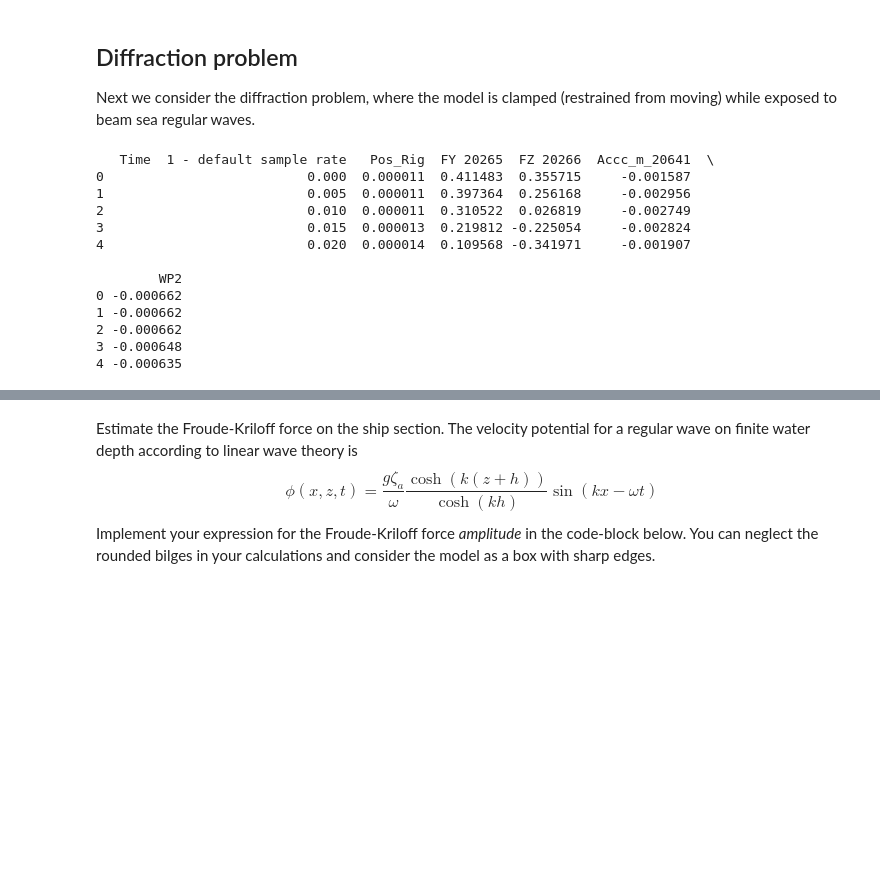
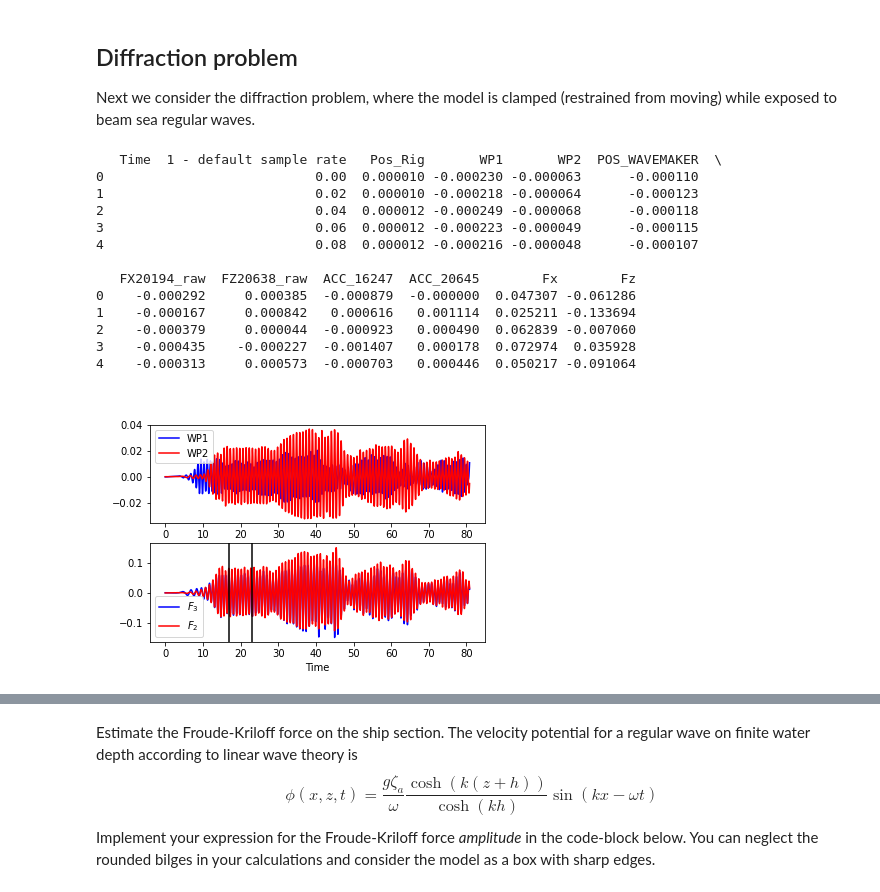
Before and after one commit to hydrodavid/tmr4247, a Jupyter notebook: lab_exercise.ipynb, the cells around one changed output, grey strips where cells are left out. Drawn from its saved outputs; the diff is of its cells as text; code cells hidden in the pictures; blank space fills up the shorter version.

```diff
--- a/lab_exercise.ipynb
+++ b/lab_exercise.ipynb
@@ -302,10 +375,13 @@ $$B_{33}=\frac{\int_0^{nT}F_3^{hd}\sin(\omega t)\mathrm{d}t}{\eta_{3a}n\pi}$$
 # %%
 import scipy.integrate as si  # We will use the trapeziodal method for numerical integration
 
+fs = 200
+idelta = int(np.round(delta/omega)*fs)
+
 # Compute added mass and damping coefficients
-A33 = si.trapz(Fhd[iups[0]:iups[-1]] * np.cos(omega*tvec + delta), x=tvec) / (omega*eta3a*nPer*np.pi)
-B33 = si.trapz(Fhd[iups[0]:iups[-1]] * np.sin(omega*tvec + delta), x=tvec) / (eta3a*nPer*np.pi)
+A33 = si.trapz(Fhd[iups[0]:iups[-1]] * np.cos(omega*tvec+delta), x=tvec) / (omega*eta3a*nPer*np.pi)
+B33 = si.trapz(Fhd[iups[0]:iups[-1]] * np.sin(omega*tvec+delta), x=tvec) / (eta3a*nPer*np.pi)
 print("omega={:.3f} rad/s, A33={:.3f} kg, B33={:.3f} kg/s".format(omega, A33, B33))
 print("omega_hat={:.3f} [-], Ca33={:.3f} [-], Cb33={:.3f} [-]".format(omega*np.sqrt(B/(2*g)), A33/M, B33/M*np.sqrt(B/(2*g))))
-print("omega*delta t: {}".format(omega*0.25))
+#print("omega*delta t: {} [rad]".format(omega*0.25))
 # %% [output]
@@ -348,21 +417,42 @@ Text(0, 0.5, '$b_{33}^{2D}$')
 Next we consider the diffraction problem, where the model is clamped (restrained from moving) while exposed to beam sea regular waves.
 # %%
 # Import data from diffraction test as pandas DataFrame
-df2 = pp.importDataFrame(datapath, "test6.npz") # Not available yet...
+df2 = pp.importDataFrame(datapath, "demo/diffractiontest_demo_T0d836_A0d024.npz")
 
 # We take a look at the first rows of data. Each measurement signal is stored column-wise
 print(df2.head()) # The data below is not from diffraction test...
+
+# Rename columns with previously defined names:
+df2.rename(columns=column_names, inplace=True)
+df2.set_index("Time", inplace=True)
+
+# Filter data
+df2_filt = pp.filterDataFrame(df2, fcut, fs)
 # %% [output]
-   Time  1 - default sample rate   Pos_Rig  FY 20265  FZ 20266  Accc_m_20641  \
-0                          0.000  0.000011  0.411483  0.355715     -0.001587
-1                          0.005  0.000011  0.397364  0.256168     -0.002956
-2                          0.010  0.000011  0.310522  0.026819     -0.002749
-3                          0.015  0.000013  0.219812 -0.225054     -0.002824
-4                          0.020  0.000014  0.109568 -0.341971     -0.001907
+   Time  1 - default sample rate   Pos_Rig       WP1       WP2  POS_WAVEMAKER  \
+0                           0.00  0.000010 -0.000230 -0.000063      -0.000110
+1                           0.02  0.000010 -0.000218 -0.000064      -0.000123
+2                           0.04  0.000012 -0.000249 -0.000068      -0.000118
+3                           0.06  0.000012 -0.000223 -0.000049      -0.000115
+4                           0.08  0.000012 -0.000216 -0.000048      -0.000107
 
-        WP2
-0 -0.000662
-1 -0.000662
-2 -0.000662
-3 -0.000648
-4 -0.000635
+   FX20194_raw  FZ20638_raw  ACC_16247  ACC_20645        Fx        Fz
+0    -0.000292     0.000385  -0.000879  -0.000000  0.047307 -0.061286
+1    -0.000167     0.000842   0.000616   0.001114  0.025211 -0.133694
+2    -0.000379     0.000044  -0.000923   0.000490  0.062839 -0.007060
+3    -0.000435    -0.000227  -0.001407   0.000178  0.072974  0.035928
+4    -0.000313     0.000573  -0.000703   0.000446  0.050217 -0.091064
+# %%
+#%matplotlib widget
+
+# Plot force-timeseries
+fig4, ax4 = plt.subplots(2, 1)
+ax4[0] = df2_filt.plot(ax=ax4[0], y='WP1', color='b', label=r'WP1')
+ax4[0] = df2_filt.plot(ax=ax4[0], y='WP2', color='r', label=r'WP2')
+
+ax4[1] = df2_filt.plot(ax=ax4[1], y='F3', color='b', label=r'$F_3$')
+ax4[1] = df2_filt.plot(ax=ax4[1], y='F2', color='r', label=r'$F_2$')
+ax4[1] = plt.axvline(tstart, color='k')
+ax4[1] = plt.axvline(tstop, color='k')
+# %% [output]
+[figure, added]
```
Also changed, not shown: parts of 24 cells of this notebook, 1 other file.
